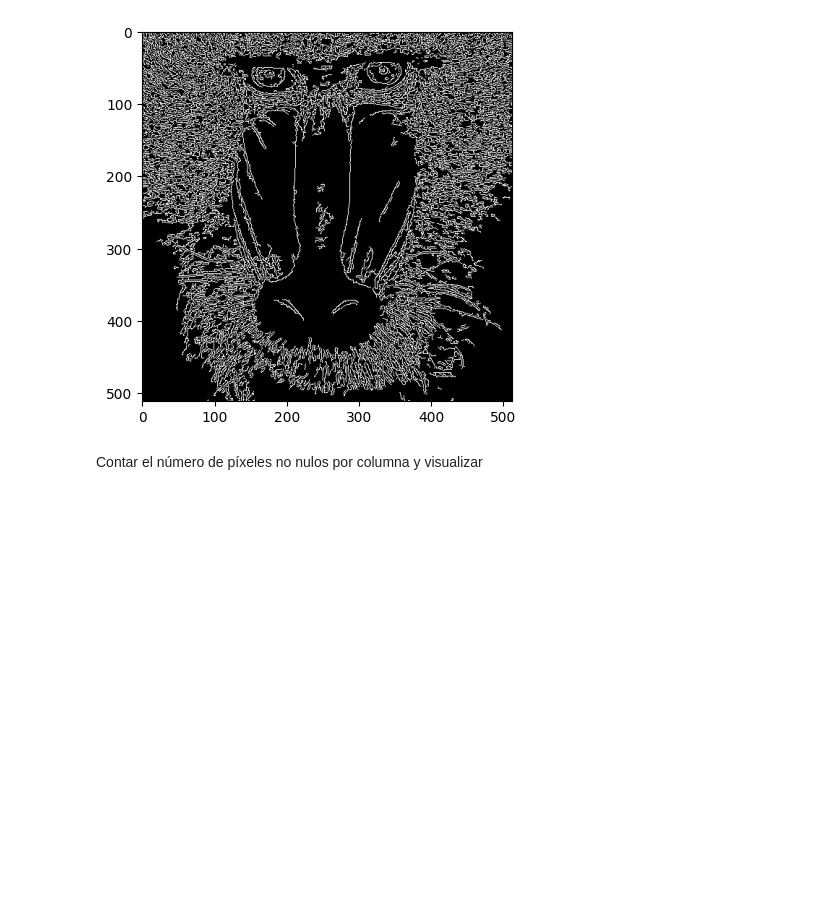
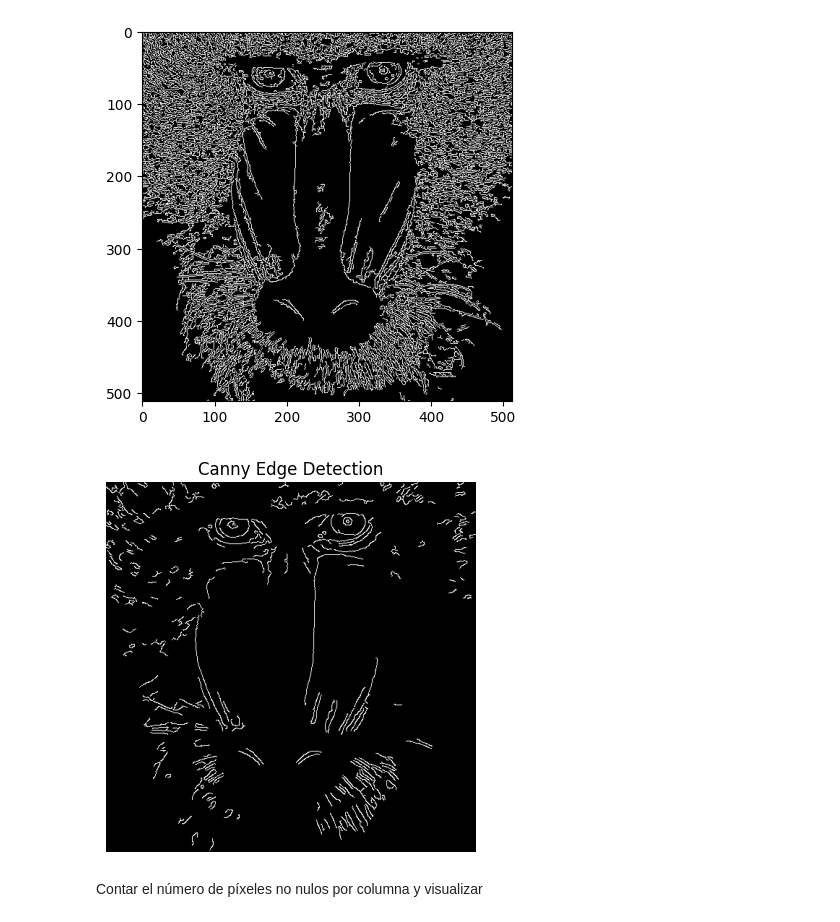
Before and after one commit to gitfrandu4/40982-VC, a Jupyter notebook: P2/VC_P2.ipynb, the cells around one changed output. Cells and saved outputs as stored; diff of their text form; code cells hidden in the pictures; blank space fills up the shorter version.

```diff
--- a/P2/VC_P2.ipynb
+++ b/P2/VC_P2.ipynb
@@ -63,6 +63,29 @@ plt.imshow(canny, cmap='gray')
 plt.show()
 # %% [output]
 [figure]
+# %%
+import cv2
+import numpy as np
+import matplotlib.pyplot as plt
+
+# Step 1: Read the image and convert to grayscale
+img = cv2.imread('mandril.jpg')
+gray = cv2.cvtColor(img, cv2.COLOR_BGR2GRAY)
+
+# Step 2: Apply Gaussian Blur to reduce noise
+blurred = cv2.GaussianBlur(gray, (5, 5), 1.4)
+
+# Step 3: Apply Canny edge detection
+edges = cv2.Canny(blurred, 100, 200)
+
+# Step 4: Display the result
+plt.figure()
+plt.axis("off")
+plt.title("Canny Edge Detection")
+plt.imshow(edges, cmap='gray')
+plt.show()
+# %% [output]
+[figure, added]
 # %% [markdown]
 Contar el número de píxeles no nulos por columna y visualizar
 # %%
```
Also changed, not shown: parts of 11 cells of this notebook, 1 other file.
